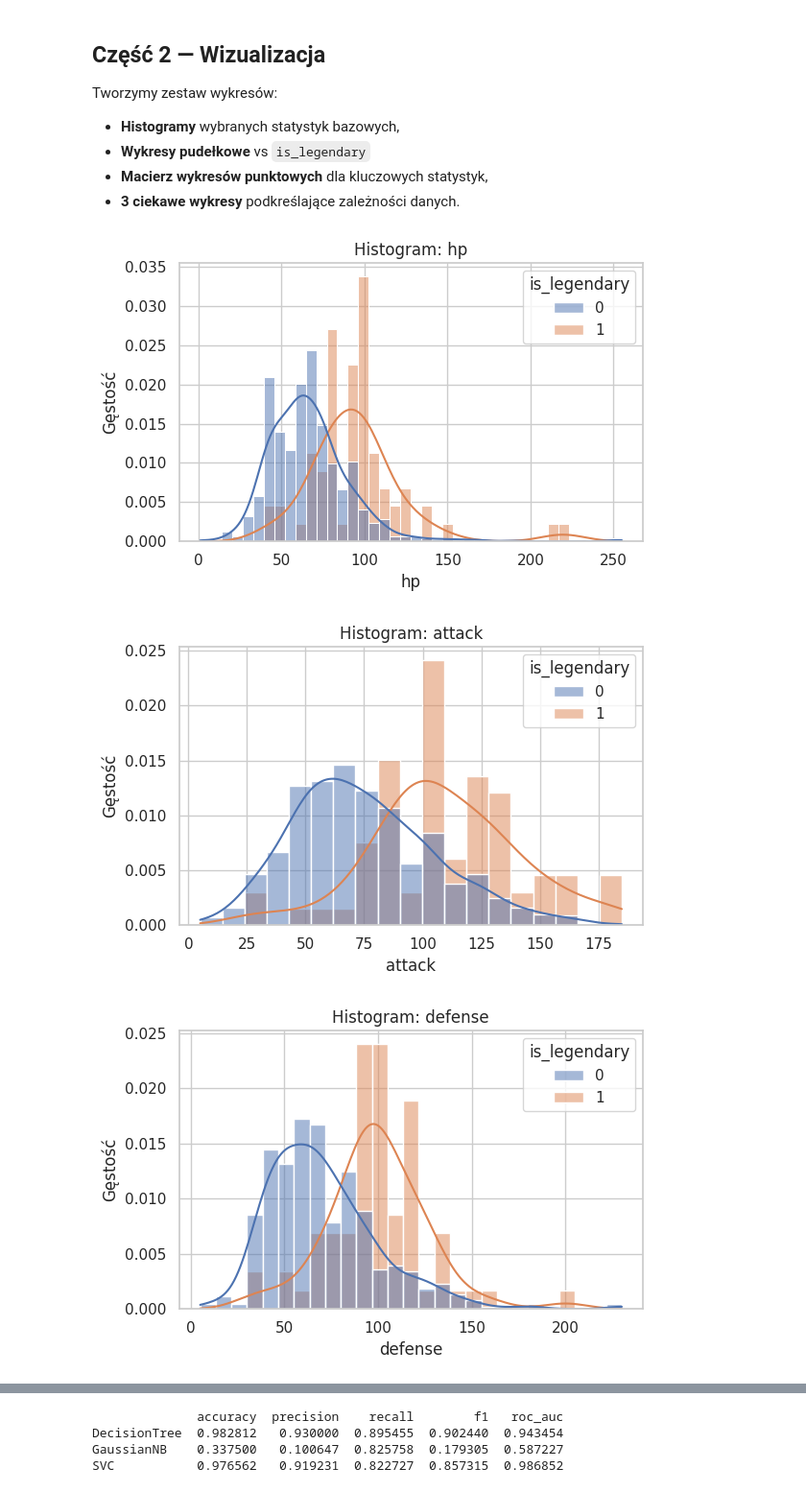
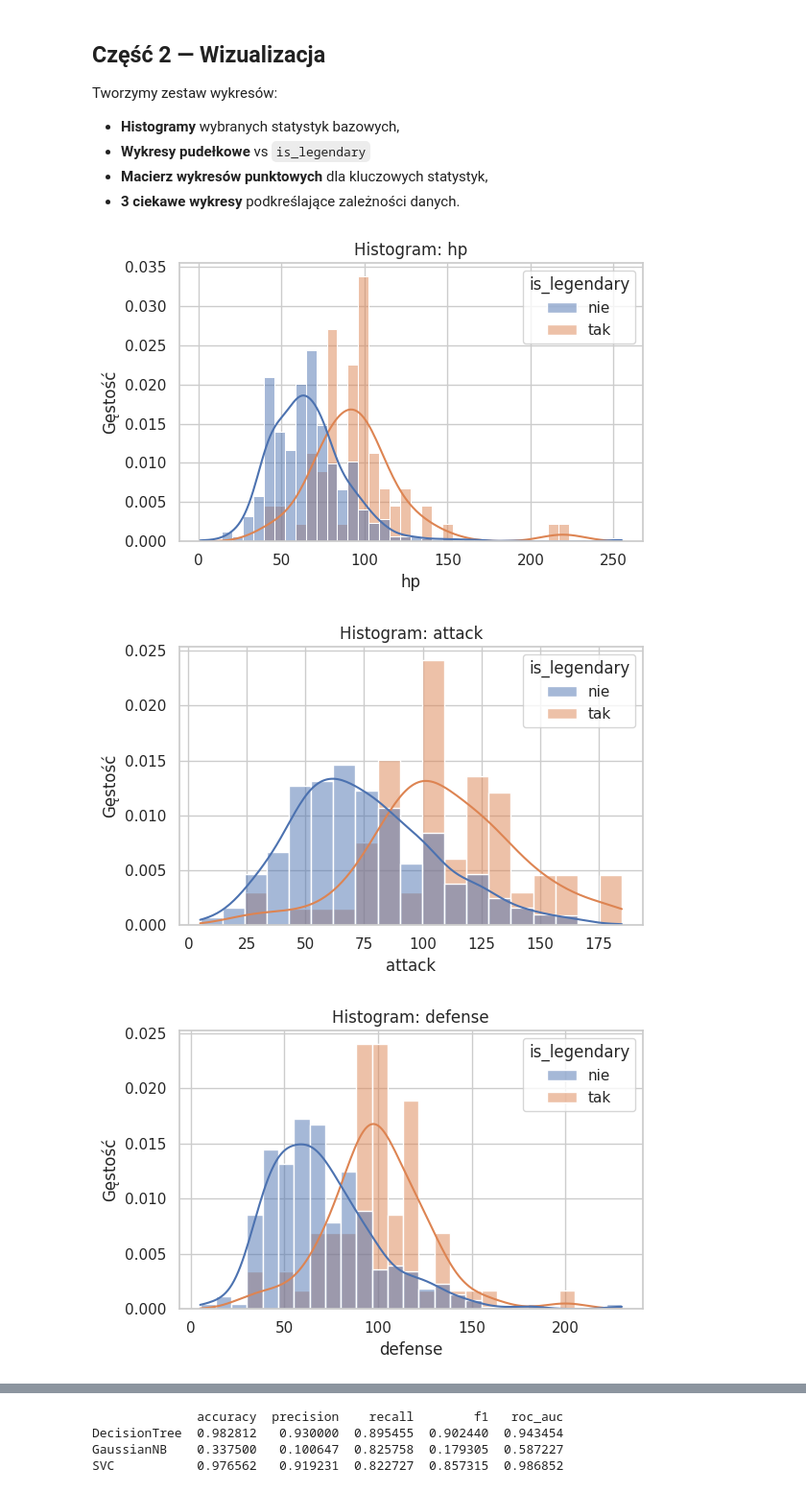
Before and after one commit to AdamGrochulski/Pokemon-Dataset-Analysis, a Jupyter notebook: project.ipynb, the cells around one changed output, grey strips where cells are left out. Shown at 96% size. Cells and saved outputs as stored; diff of their text form; code cells hidden in the pictures.

```diff
--- a/project.ipynb
+++ b/project.ipynb
@@ -54,10 +52,7 @@ import matplotlib.pyplot as plt
 
 # Wczytanie danych
 
-# df = pd.read_csv('pokemon.csv')
-
-url = "https://raw.githubusercontent.com/AdamGrochulski/Pokemon-Dataset-Analysis/refs/heads/master/pokemon.csv"
-df = pd.read_csv(url)
+df = pd.read_csv('pokemon.csv')
 
 df.columns = [c.strip() for c in df.columns]
 TARGET = 'is_legendary'
@@ -161,22 +156,27 @@ Tworzymy zestaw wykresów:
 - **Macierz wykresów punktowych** dla kluczowych statystyk,
 - **3 ciekawe wykresy** podkreślające zależności danych.
 # %%
-
 import seaborn as sns
 import matplotlib.pyplot as plt
 import numpy as np
 
 sns.set(style='whitegrid')
 
+# Przygotowanie ramki oraz setuop etykiet tak/nie
+df_vis = df.copy()
+df_vis['is_legendary'] = df_vis['is_legendary'].map({0: 'nie', 1: 'tak'}).astype('category')
+hue_order = ['nie', 'tak']
+
 # Histogramy statystyk bazowych
-cols_hist = ['hp','attack','defense','sp_attack','sp_defense','speed']
+cols_hist = ['hp', 'attack', 'defense', 'sp_attack', 'sp_defense', 'speed']
 for col in cols_hist:
-    if col in df.columns:
+    if col in df_vis.columns:
         plt.figure(figsize=(6,4))
         sns.histplot(
-            data=df,
+            data=df_vis,
             x=col,
             hue='is_legendary',
+            hue_order=hue_order,
             kde=True,
             stat='density',
             common_norm=False
@@ -189,13 +189,19 @@ for col in cols_hist:
 
 # Wykresy pudełkowe względem is_legendary
 plt.figure(figsize=(10,6))
-box_cols = [c for c in cols_hist if c in df.columns]
-df_m = df.melt(id_vars='is_legendary', value_vars=box_cols, var_name='Cecha', value_name='Wartość')
+box_cols = [c for c in cols_hist if c in df_vis.columns]
+df_m = df_vis.melt(
+    id_vars='is_legendary',
+    value_vars=box_cols,
+    var_name='Cecha',
+    value_name='Wartość'
+)
 sns.boxplot(
     data=df_m,
     x='Cecha',
     y='Wartość',
-    hue='is_legendary'
+    hue='is_legendary',
+    hue_order=hue_order
 )
 plt.title('Wykresy pudełkowe statystyk bazowych vs is_legendary')
 plt.xticks(rotation=45)
@@ -203,44 +209,45 @@ plt.tight_layout()
 plt.show()
 
 # Macierz wykresów punktowych dla statystyk bazowych
-pair_cols = [c for c in cols_hist if c in df.columns][:6]
-sns.pairplot(
-    df[pair_cols + ['is_legendary']].assign(is_legendary=df['is_legendary'].map({0:'nie',1:'tak'})),
+pair_cols = [c for c in cols_hist if c in df_vis.columns][:6]
+g = sns.pairplot(
+    df_vis[pair_cols + ['is_legendary']],
     hue='is_legendary',
+    hue_order=hue_order,
     diag_kind='hist',
     corner=False
 )
-plt.suptitle('Macierz wykresów punktowych: statystyki bazowe vs is_legendary', y=1.02)
+g.fig.suptitle('Macierz wykresów punktowych: statystyki bazowe vs is_legendary', y=1.02)
 plt.show()
 
-# Ciekawe wykresy
-# base_total vs hp (kolor: is_legendary)
+# Ciekawe wykresy (hue: is_legendary)
+# 1) base_total vs hp
 plt.figure(figsize=(6,4))
-sns.scatterplot(data=df, x='hp', y='base_total', hue='is_legendary', alpha=0.7)
+sns.scatterplot(data=df_vis, x='hp', y='base_total', hue='is_legendary', hue_order=hue_order, alpha=0.7)
 plt.title('base_total vs hp')
 plt.xlabel('hp')
 plt.ylabel('base_total')
 plt.tight_layout()
 plt.show()
 
-# attack vs speed (kolor: is_legendary)
+# 2) attack vs speed
 plt.figure(figsize=(6,4))
-sns.scatterplot(data=df, x='speed', y='attack', hue='is_legendary', alpha=0.7)
+sns.scatterplot(data=df_vis, x='speed', y='attack', hue='is_legendary', hue_order=hue_order, alpha=0.7)
 plt.title('attack vs speed')
 plt.xlabel('speed')
 plt.ylabel('attack')
 plt.tight_layout()
 plt.show()
 
-# 3) sp_defense vs defense (kolor: is_legendary)
+# 3) sp_defense vs defense
 plt.figure(figsize=(6,4))
-sns.scatterplot(data=df, x='defense', y='sp_defense', hue='is_legendary', alpha=0.7)
+sns.scatterplot(data=df_vis, x='defense', y='sp_defense', hue='is_legendary', hue_order=hue_order, alpha=0.7)
 plt.title('sp_defense vs defense')
 plt.xlabel('defense')
 plt.ylabel('sp_defense')
 plt.tight_layout()
 plt.show()
 # %% [output]
-[figure, old version]
+[figure, new version]
-[figure, old version]
+[figure, new version]
-[figure, old version]
+[figure, new version]
```
Also changed, not shown: parts of 8 cells of this notebook.
